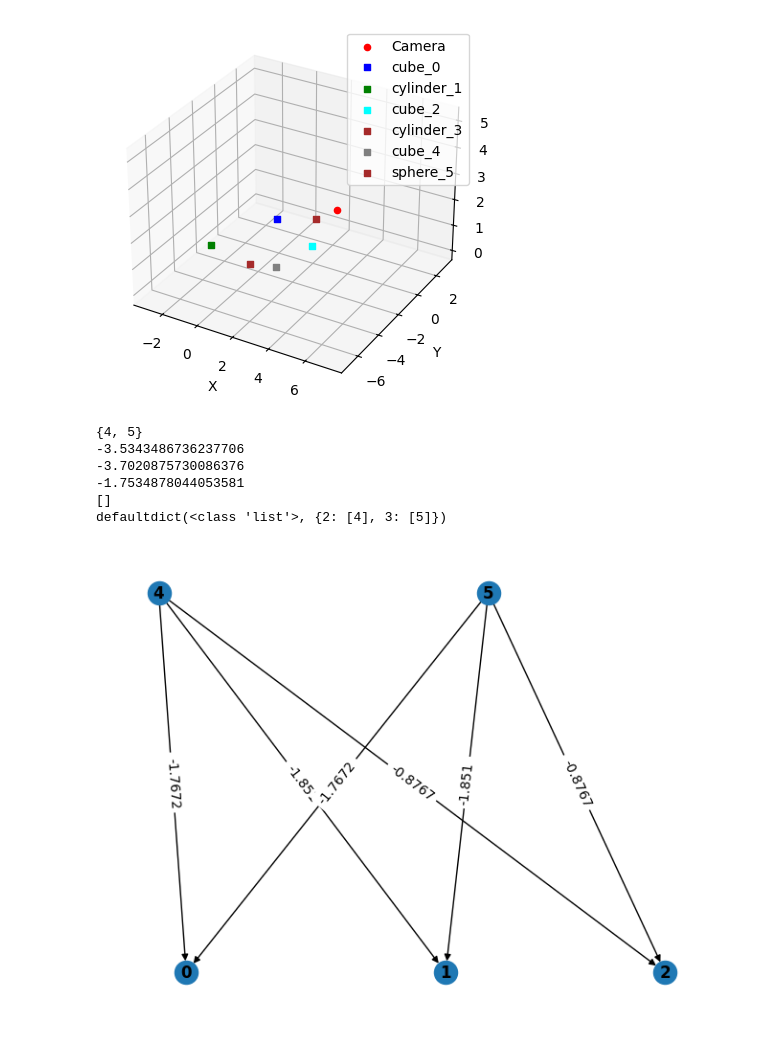
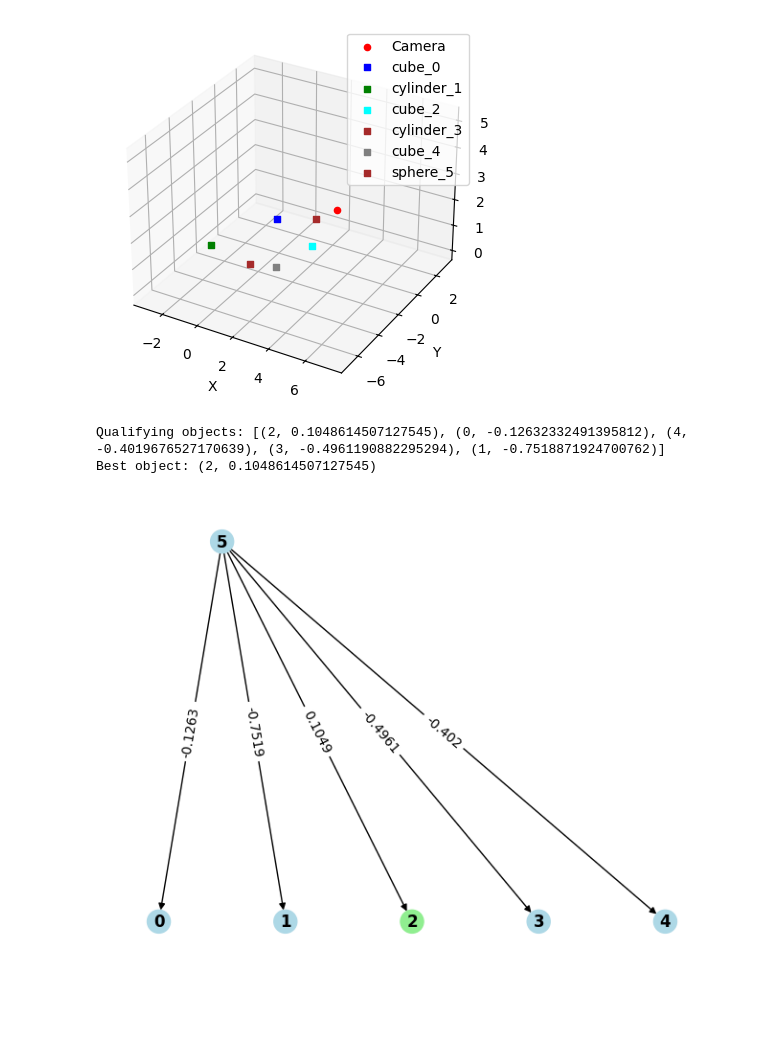
Before and after one commit to mary-martin/spatial-reasoning, a Jupyter notebook: relations/relational_inference.ipynb, the cells around one changed output. Cells and saved outputs as stored; diff of their text form; code cells hidden in the pictures; blank space fills up the shorter version.

```diff
--- a/relations/relational_inference.ipynb
+++ b/relations/relational_inference.ipynb
@@ -24,16 +24,12 @@ with open(example_expressions) as examples:
 # %%
 
 scene_predictor = SpatialPredictor(scene_info)
-scene_predictor.relate(proc_expressions[1]['mentions'])
+scene_predictor.relate(proc_expressions[-1]['mentions'])
 scene_predictor.show_candidate_graph()
 # %% [output]
-{4, 5}
--3.5343486736237706
--3.7020875730086376
--1.7534878044053581
-[]
-defaultdict(<class 'list'>, {2: [4], 3: [5]})
+Qualifying objects: [(2, 0.1048614507127545), (0, -0.12632332491395812), (4, -0.4019676527170639), (3, -0.4961190882295294), (1, -0.7518871924700762)]
+Best object: (2, 0.1048614507127545)
-[figure, old version]
+[figure, new version]
 # %%
 # between
 # relative distance
```
Also changed, not shown: 4 other files.
